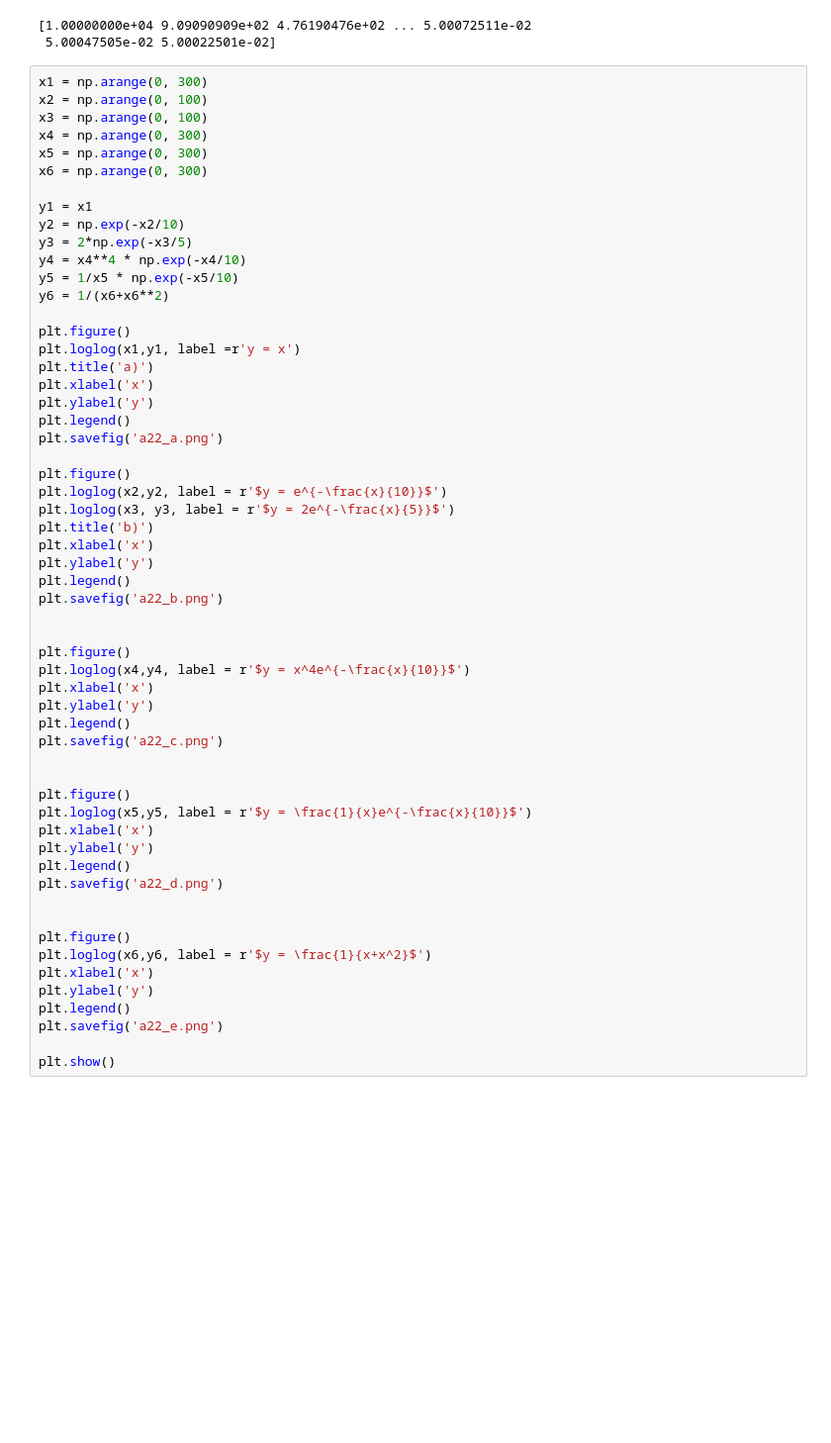
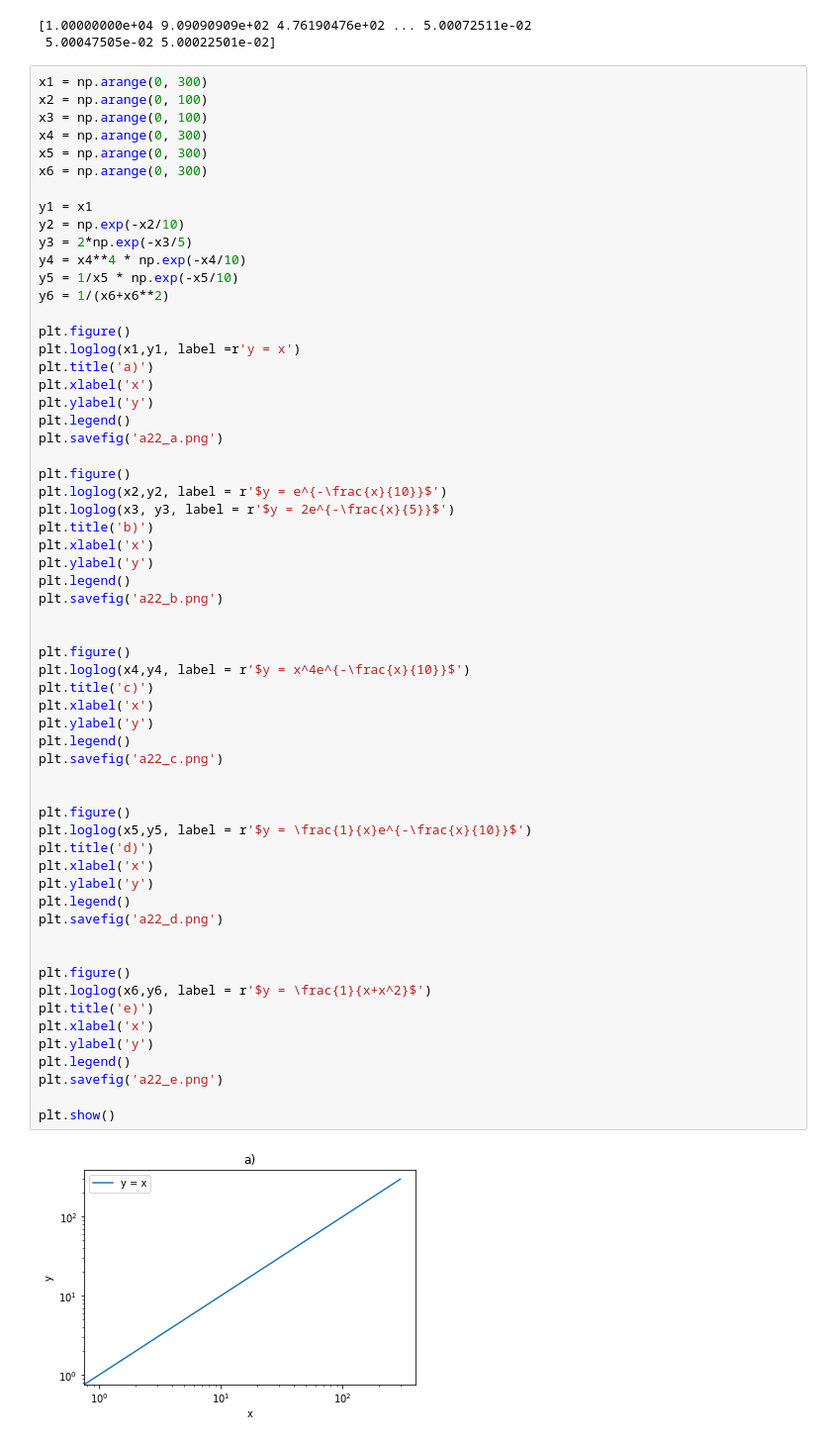
Before and after one commit to teoyi/scientific-computing-archive, a Jupyter notebook: astrophysics/a2_1.ipynb, the cells around one changed output. Shown at 99% size. Cells and saved outputs as stored; diff of their text form; blank space fills up the shorter version.

Commit message:
Added title to figures. End of assignment

```diff
--- a/astrophysics/a2_1.ipynb
+++ b/astrophysics/a2_1.ipynb
@@ -58,30 +58,35 @@ plt.title('b)')
 plt.xlabel('x')
 plt.ylabel('y')
 plt.legend()
 plt.savefig('a22_b.png')
 
 
 plt.figure()
 plt.loglog(x4,y4, label = r'$y = x^4e^{-\frac{x}{10}}$')
+plt.title('c)')
 plt.xlabel('x')
 plt.ylabel('y')
 plt.legend()
 plt.savefig('a22_c.png')
 
 
 plt.figure()
 plt.loglog(x5,y5, label = r'$y = \frac{1}{x}e^{-\frac{x}{10}}$')
+plt.title('d)')
 plt.xlabel('x')
 plt.ylabel('y')
 plt.legend()
 plt.savefig('a22_d.png')
 
 
 plt.figure()
 plt.loglog(x6,y6, label = r'$y = \frac{1}{x+x^2}$')
+plt.title('e)')
 plt.xlabel('x')
 plt.ylabel('y')
 plt.legend()
 plt.savefig('a22_e.png')
 
 plt.show()
+# %% [output]
+[figure, added]
```
Also changed, not shown: parts of 1 cell of this notebook, 3 other files.
